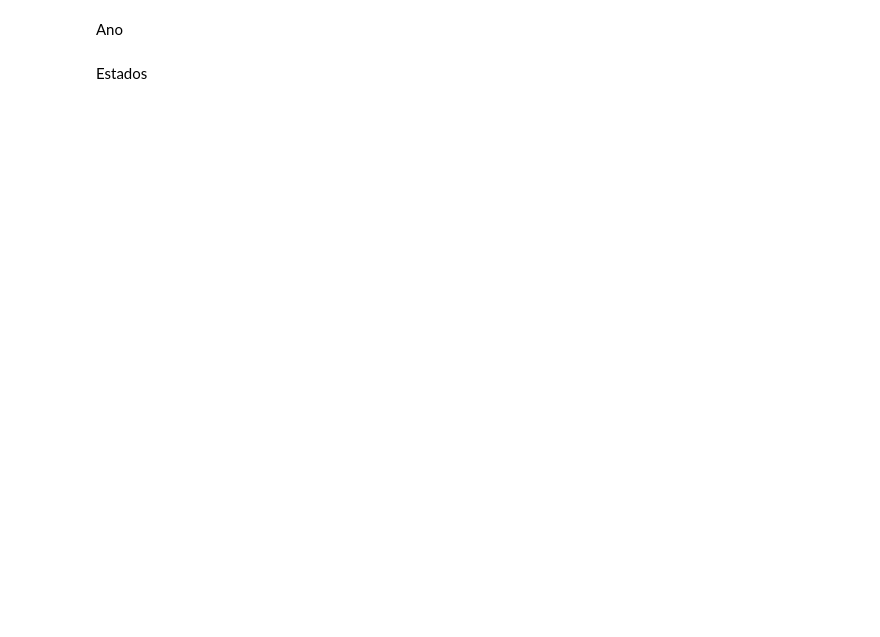
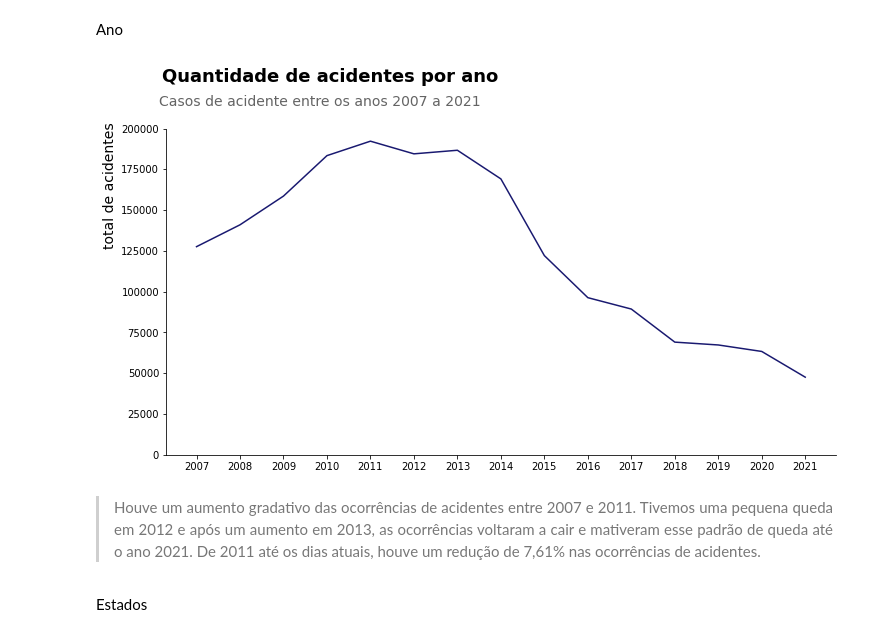
Before and after one commit to LilianeAquino/aed_projeto_1_revisitado, a Jupyter notebook: template.ipynb, the cells around one changed output. Saved outputs shown, nothing was run; the diff lists cells and outputs as text; code cells hidden in the pictures; blank space fills up the shorter version.

```diff
--- a/template.ipynb
+++ b/template.ipynb
@@ -160,15 +165,24 @@ plt.show()
 Ano
 # %%
 suptitle = 'Quantidade de acidentes por ano'
-title = '% de acidente entre os anos 2007 a 2021'
+title = 'Casos de acidente entre os anos 2007 a 2021'
 
-percentual = round((df.groupby(['ano'])['id'].count() * 100) / len(df), 2).sort_values(ascending=False)
-percentual.plot.line(width=1, alpha=0.5, figsize=(12, 6), rot=False, color='#191970').spines[['top', 'right']].set_visible(False)
+ticks = [2007, 2008, 2009, 2010, 2011, 2012, 2013, 2014, 2015, 2016, 2017, 2018, 2019, 2020, 2021]
+
+percentual = df.groupby(['ano'])['id'].count()
+percentual.plot.line(figsize=(12, 6), rot=False, color='#191970').spines[['top', 'right']].set_visible(False)
 plt.suptitle(suptitle, fontsize=18, y=1.02, horizontalalignment='left', x=0.12, color='black', weight='bold')
 plt.title(title, fontsize=14, color='#646464', y=1.05, loc='left', x=-0.01)
-plt.ylabel('% acidentes', fontsize=14, horizontalalignment='left', y=0.72)
+plt.ylabel('total de acidentes', fontsize=14, horizontalalignment='left', y=0.63)
+plt.xlabel(None)
+plt.xticks(ticks)
+plt.ylim(0, 200000)
 plt.grid(False)
 plt.show()
+# %% [output]
+[figure, added]
+# %% [markdown]
+> <p style='text-align: justify;'><font size=2.85>Houve um aumento gradativo das ocorrências de acidentes entre 2007 e 2011. Tivemos uma pequena queda em 2012 e após um aumento em 2013, as ocorrências voltaram a cair e mativeram esse padrão de queda até o ano 2021. De 2011 até os dias atuais, houve um redução de 7,61% nas ocorrências de acidentes.</font></p>
 # %% [markdown]
 Estados
 # %%
```
Also changed, not shown: parts of 22 cells of this notebook.
